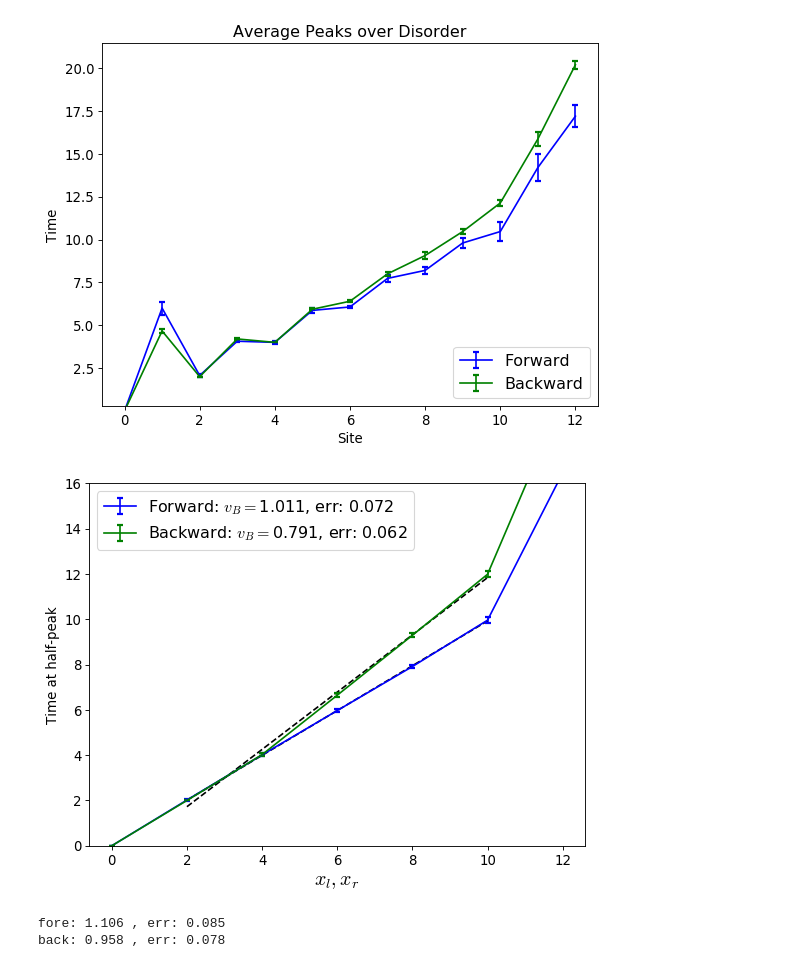
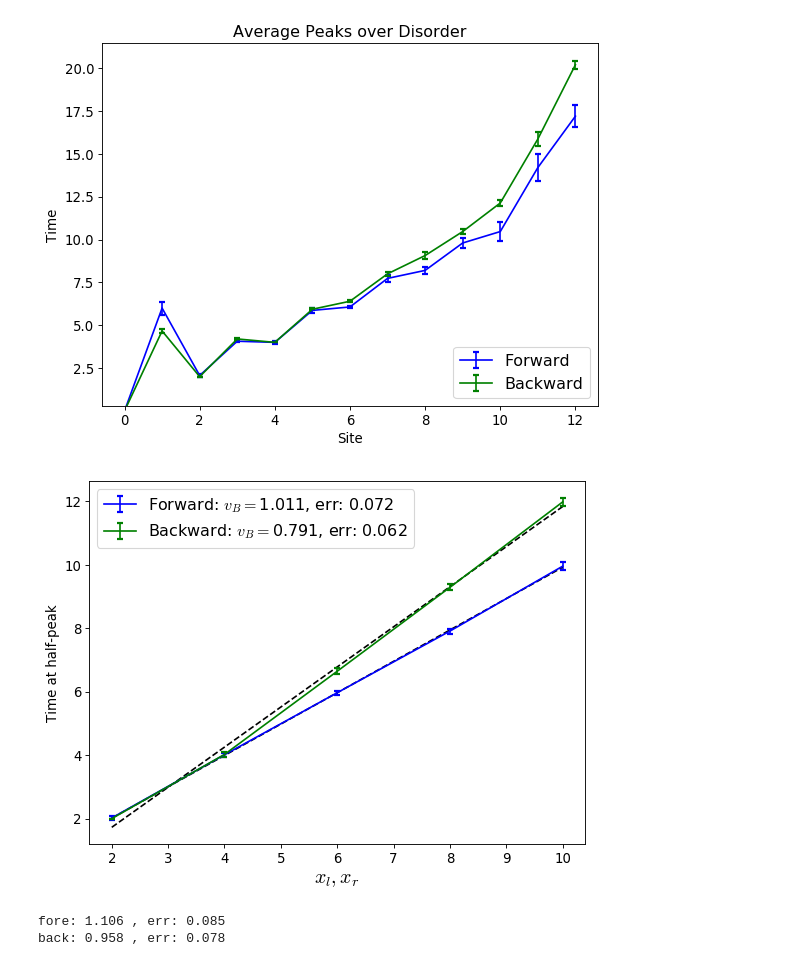
Before and after one commit to cnstahl/Asymmetric, a Jupyter notebook: python/Hamiltonian/Peaks13.ipynb, the cells around one changed output. Saved outputs shown, nothing was run; the diff lists cells and outputs as text; code cells hidden in the pictures.

```diff
--- a/python/Hamiltonian/Peaks13.ipynb
+++ b/python/Hamiltonian/Peaks13.ipynb
@@ -205,7 +205,7 @@ plt.show()
 [figure]
 [figure]
 # %%
-mask = np.arange(0,L,2)
+mask = np.arange(2,L-2,2)
 fitmask = np.arange(2,L-2,2)
 sites = np.arange(L)
 x = sites[fitmask]
@@ -235,35 +235,35 @@ x = sites[fitmask]
 # # plt.title('Average Peaks over Disorder')
 # # plt.savefig('figures/avgPeaksL13_h'+str(field_strength) +'.pdf')
 # plt.show()
 
 avg_peaks, std_peaks = mean_and_std(halfses)
 coeffss_fore = np.zeros((len(halfses),2))
 coeffss_back = np.zeros((len(halfses),2))
 for idx, peaks in enumerate(halfses):
     y = peaks[0][fitmask]/n
     coeffss_fore[idx] = np.polyfit(y,x,deg=1)
     y = peaks[1][::-1][fitmask]/n
     coeffss_back[idx] = np.polyfit(y,x,deg=1)
 coeffs_fore, errors_fore = mean_and_std(coeffss_fore)
 plt.plot(x, (x-coeffs_fore[1])/coeffs_fore[0], 'k--')
 coeffs_back, errors_back = mean_and_std(coeffss_back)
 plt.plot(x, (x-coeffs_back[1])/coeffs_back[0], 'k--')
 
 avg_peaks[1] = avg_peaks[1][::-1]
 std_peaks[1] = std_peaks[1][::-1]
 l = "Forward: $v_B=$" + str(qm.chop(coeffs_fore[0])) + ", err: " + str(qm.chop(np.sqrt(errors_fore[0])))
 plt.errorbar(sites[mask], avg_peaks[0][mask]/n, yerr=np.sqrt(std_peaks[0][mask])/n, capthick=2, label=l)
 l = "Backward: $v_B=$" + str(qm.chop(coeffs_back[0])) + ", err: " + str(qm.chop(np.sqrt(errors_back[0])))
 plt.errorbar(sites[mask], avg_peaks[1][mask]/n, yerr=np.sqrt(std_peaks[1][mask])/n, capthick=2, label=l)
 plt.ylabel('Time at half-peak')
 plt.xlabel('$x_l, x_r$', fontsize=18)
 plt.legend(loc=2)
-plt.ylim(0,16)
+# plt.ylim(0,16)
 # plt.title('Average Peaks over Disorder')
 # plt.savefig('figures/avgHalfsL13_h'+str(field_strength) +'.pdf')
 plt.show()
 # %% [output]
-[figure, old version]
+[figure, new version]
 # %%
 print("fore:", qm.chop(coeffs_fore[0]), ", err:", qm.chop(np.sqrt(errors_fore[0])))
 print("back:", qm.chop(coeffs_back[0]), ", err:", qm.chop(np.sqrt(errors_back[0])))
```
Also changed, not shown: parts of 1 cell of this notebook, 20 other files.
